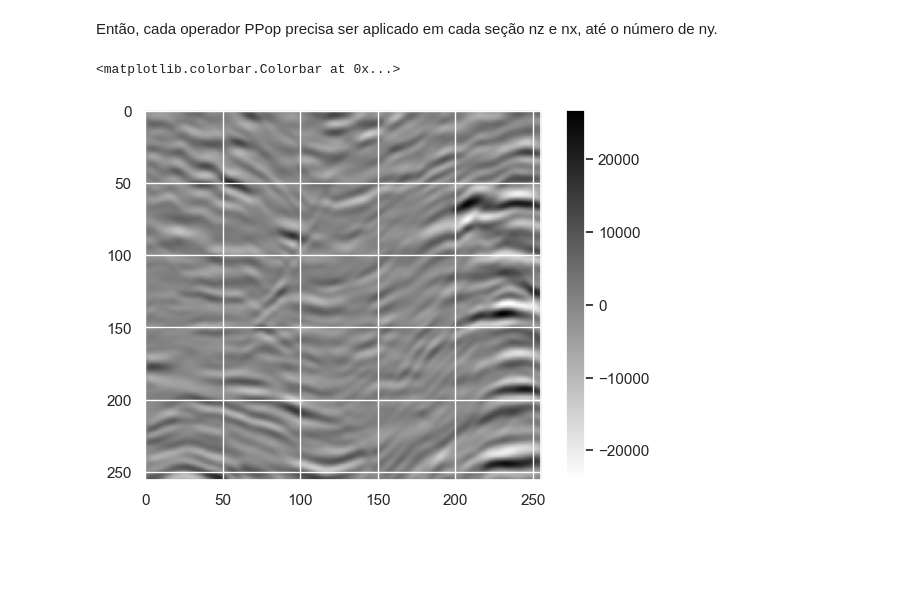
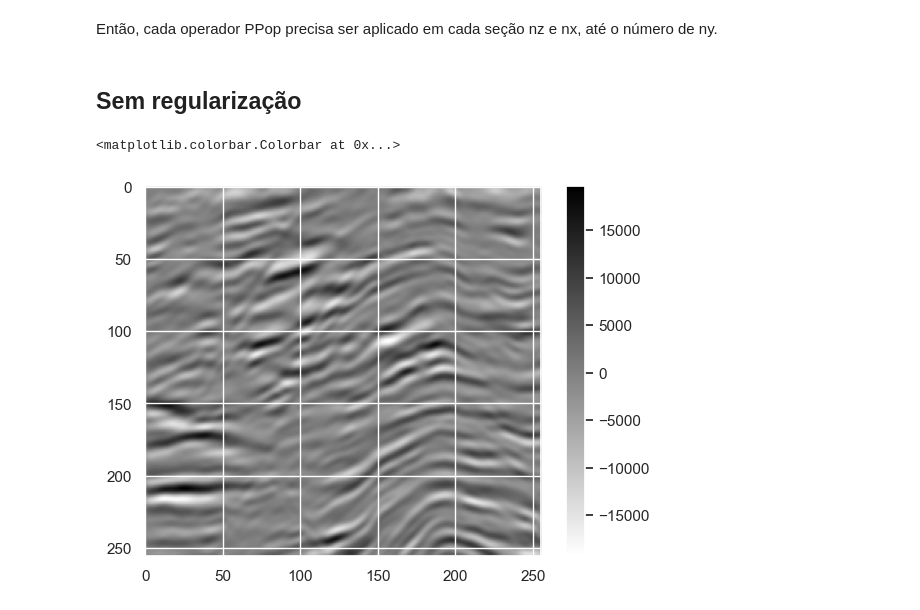
Before and after one commit to albano-a/inversion_methods_algorithms, a Jupyter notebook: full_section.ipynb, the cells around one changed output. Cells and saved outputs as stored; diff of their text form; code cells hidden in the pictures; blank space fills up the shorter version.

```diff
--- a/full_section.ipynb
+++ b/full_section.ipynb
@@ -31,13 +31,13 @@ def slicing(data, index, axis):
         return None
 # %%
 # The data below is on the usb stick
-data_amp = np.load("J:\\Universidade\\IC\\Amplitude\\model0.npy")
-data_faults = np.load("J:\\Universidade\\IC\\Faults\\model0.npy")
-data_imp = np.load("J:\\Universidade\\IC\\Impedance\\model0.npy")
+# data_amp = np.load("J:\\Universidade\\IC\\Amplitude\\model0.npy")
+# data_faults = np.load("J:\\Universidade\\IC\\Faults\\model0.npy")
+# data_imp = np.load("J:\\Universidade\\IC\\Impedance\\model0.npy")
 ####################################################################
-# data_amp = np.load("F:\\Universidade\\IC\\Amplitude\\model0.npy")
-# data_faults = np.load("F:\\Universidade\\IC\\Faults\\model0.npy")
-# data_imp = np.load("F:\\Universidade\\IC\\Impedance\\model0.npy")
+data_amp = np.load("F:\\Universidade\\IC\\Amplitude\\model0.npy")
+data_faults = np.load("F:\\Universidade\\IC\\Faults\\model0.npy")
+data_imp = np.load("F:\\Universidade\\IC\\Impedance\\model0.npy")
 
 print(f" data shape {np.shape(data_amp)}")
 print(f" data shape {np.shape(data_faults)}")
@@ -75,4 +79,6 @@ PPop = pylops.avo.poststack.PoststackLinearModelling(wlet/2,
                                                      nt0=nz,
                                                      spatdims=nx,
                                                      explicit=True)
+# %% [markdown]
+## Sem regularização
 # %%
@@ -117,6 +115,7 @@ for iy in range(ny):
 # %%
-plt.imshow(inverted_impedance[150,:,:].T, aspect='auto', cmap='gray_r')
+# minimos quadrados sem regularização
+plt.imshow(inverted_impedance[25,:,:].T, aspect='auto', cmap='gray_r')
 plt.colorbar()
 # %% [output]
 <matplotlib.colorbar.Colorbar at 0x...>
-[figure, old version]
+[figure, new version]
```
Also changed, not shown: parts of 10 cells of this notebook, 1 other file.
